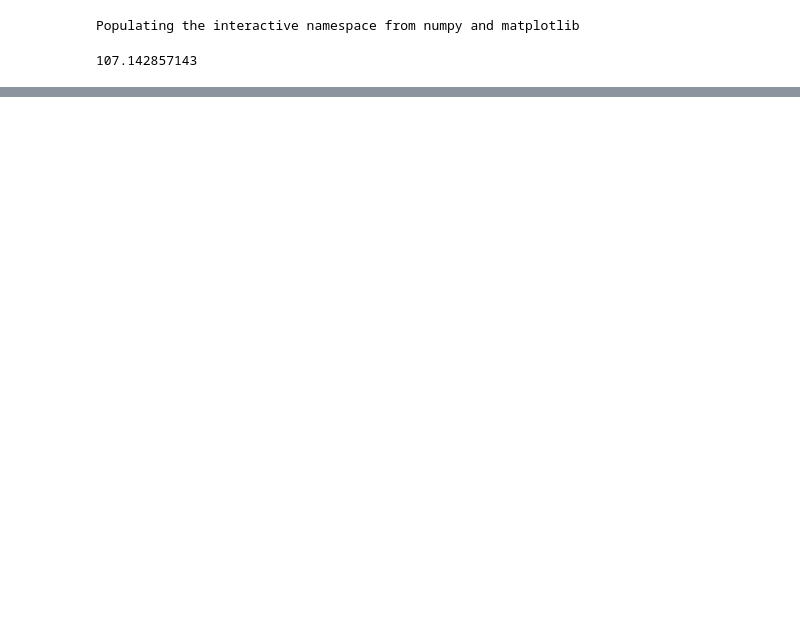
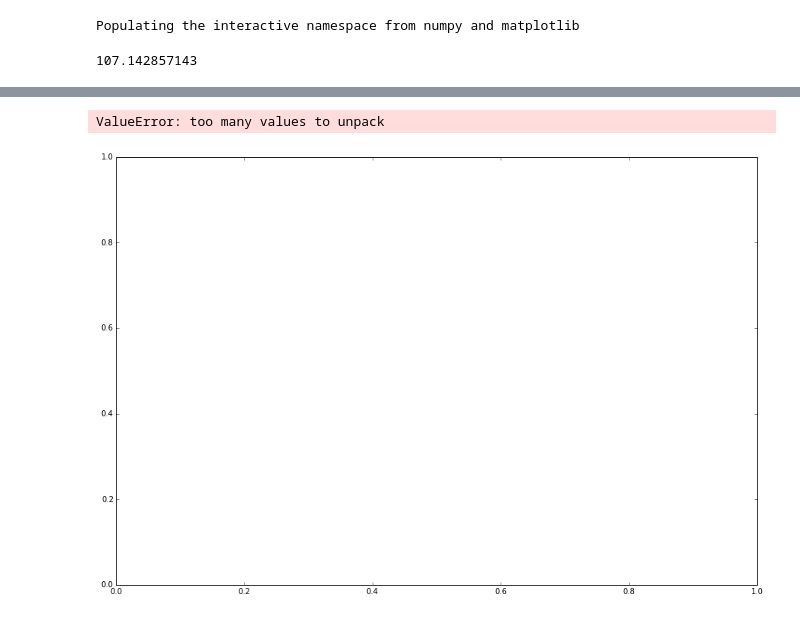
Before and after one commit to jdprada1760/Cornell_Summer, a Jupyter notebook: Illustris_Run/Code/MCMCfits.ipynb, the cells around one changed output, grey strips where cells are left out. Saved outputs shown, nothing was run; the diff lists cells and outputs as text; code cells hidden in the pictures; blank space fills up the shorter version.

```diff
--- a/Illustris_Run/Code/MCMCfits.ipynb
+++ b/Illustris_Run/Code/MCMCfits.ipynb
@@ -290,0 +307,5 @@ print sampler.flatchain[argmax(sampler.flatlnprobability)]
+# %%
+graph(array(alph),array(dalph).T,0.1,r"$alpha_*$",r"$Faint-end\ Slope$")
+# %% [output]
+ValueError: too many values to unpack
+[figure, added]
```
Also changed, not shown: parts of 15 cells of this notebook.
